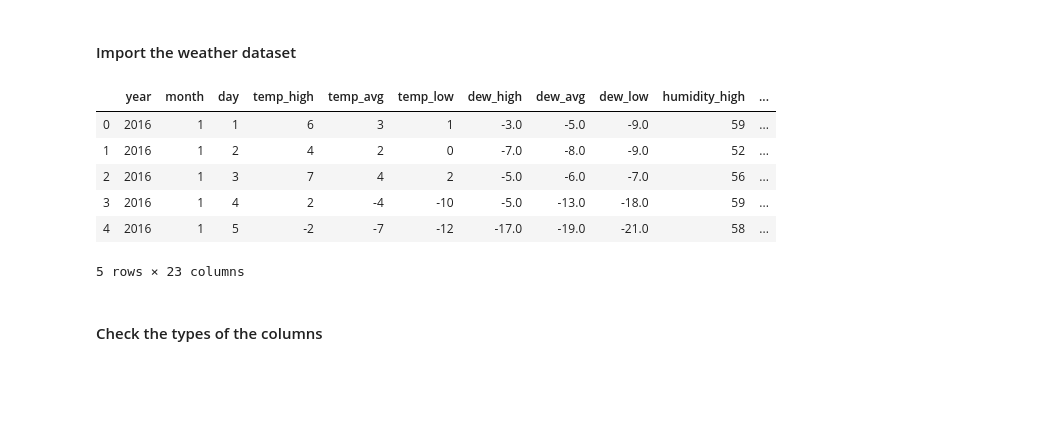
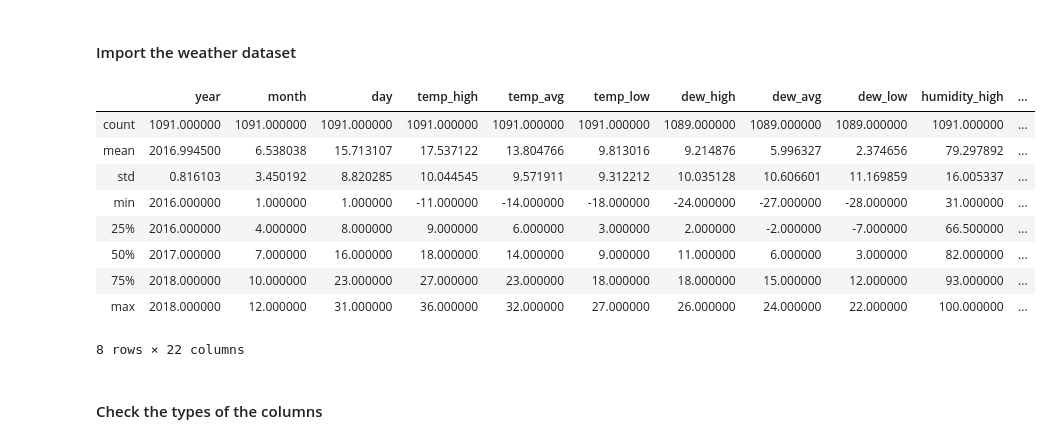
Before and after one commit to A5-015/nyc-taxi-data, a Jupyter notebook: nyc-taxi-data-analysis.ipynb, the cells around one changed output. Saved outputs shown, nothing was run; the diff lists cells and outputs as text; code cells hidden in the pictures; blank space fills up the shorter version.

```diff
--- a/nyc-taxi-data-analysis.ipynb
+++ b/nyc-taxi-data-analysis.ipynb
@@ -138,15 +216,18 @@ nyc_df.head()
 #### Import the weather dataset
 # %%
 weather_df = pd.read_csv("datasets/weather_data.csv")
-weather_df.head()
+weather_df.describe()
 # %% [output]
 |  | year | month | day | temp_high | temp_avg | temp_low | dew_high | dew_avg | dew_low | humidity_high | ... |
-| 0 | 2016 | 1 | 1 | 6 | 3 | 1 | -3.0 | -5.0 | -9.0 | 59 | ... |
-| 1 | 2016 | 1 | 2 | 4 | 2 | 0 | -7.0 | -8.0 | -9.0 | 52 | ... |
-| 2 | 2016 | 1 | 3 | 7 | 4 | 2 | -5.0 | -6.0 | -7.0 | 56 | ... |
-| 3 | 2016 | 1 | 4 | 2 | -4 | -10 | -5.0 | -13.0 | -18.0 | 59 | ... |
-| 4 | 2016 | 1 | 5 | -2 | -7 | -12 | -17.0 | -19.0 | -21.0 | 58 | ... |
+| count | 1091.000000 | 1091.000000 | 1091.000000 | 1091.000000 | 1091.000000 | 1091.000000 | 1089.000000 | 1089.000000 | 1089.000000 | 1091.000000 | ... |
+| mean | 2016.994500 | 6.538038 | 15.713107 | 17.537122 | 13.804766 | 9.813016 | 9.214876 | 5.996327 | 2.374656 | 79.297892 | ... |
+| std | 0.816103 | 3.450192 | 8.820285 | 10.044545 | 9.571911 | 9.312212 | 10.035128 | 10.606601 | 11.169859 | 16.005337 | ... |
+| min | 2016.000000 | 1.000000 | 1.000000 | -11.000000 | -14.000000 | -18.000000 | -24.000000 | -27.000000 | -28.000000 | 31.000000 | ... |
+| 25% | 2016.000000 | 4.000000 | 8.000000 | 9.000000 | 6.000000 | 3.000000 | 2.000000 | -2.000000 | -7.000000 | 66.500000 | ... |
+| 50% | 2017.000000 | 7.000000 | 16.000000 | 18.000000 | 14.000000 | 9.000000 | 11.000000 | 6.000000 | 3.000000 | 82.000000 | ... |
+| 75% | 2018.000000 | 10.000000 | 23.000000 | 27.000000 | 23.000000 | 18.000000 | 18.000000 | 15.000000 | 12.000000 | 93.000000 | ... |
+| max | 2018.000000 | 12.000000 | 31.000000 | 36.000000 | 32.000000 | 27.000000 | 26.000000 | 24.000000 | 22.000000 | 100.000000 | ... |
-5 rows × 23 columns
+8 rows × 22 columns
 # %% [markdown]
 #### Check the types of the columns
 # %%
```
Also changed, not shown: parts of 15 cells of this notebook.
